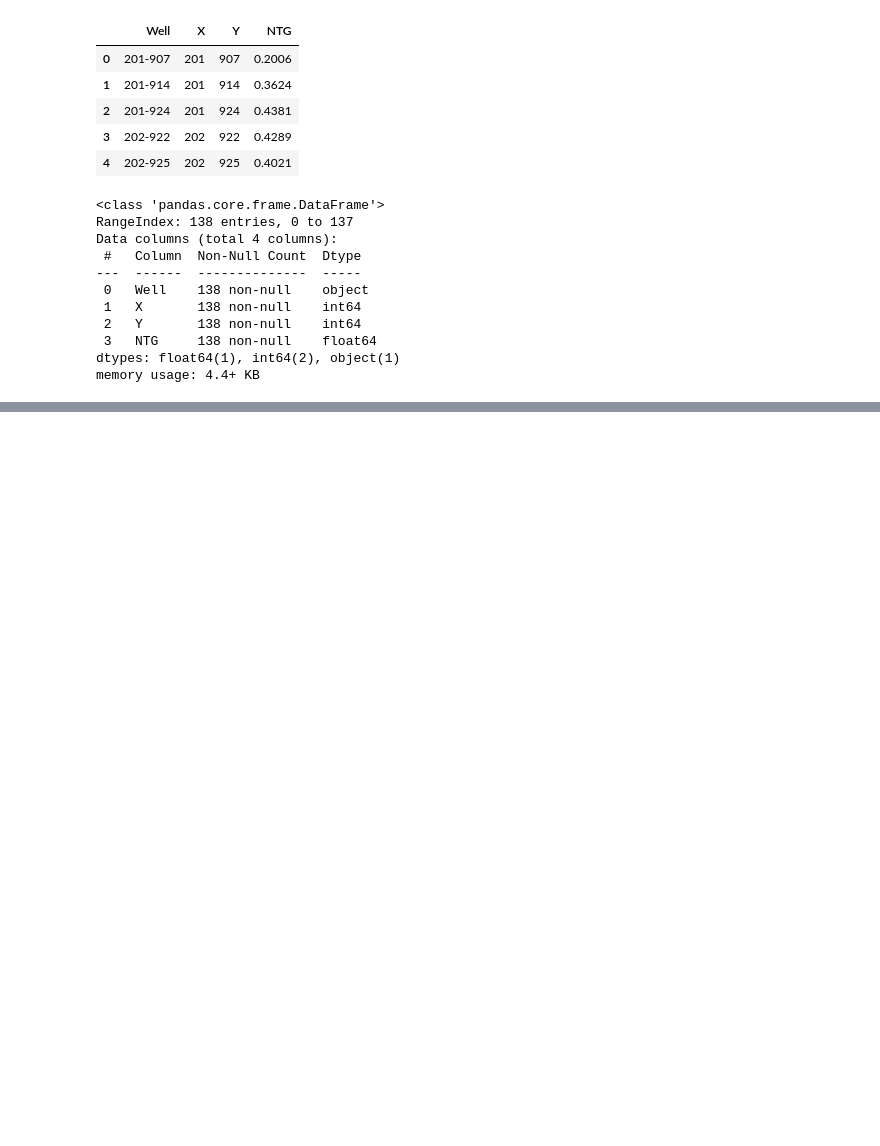
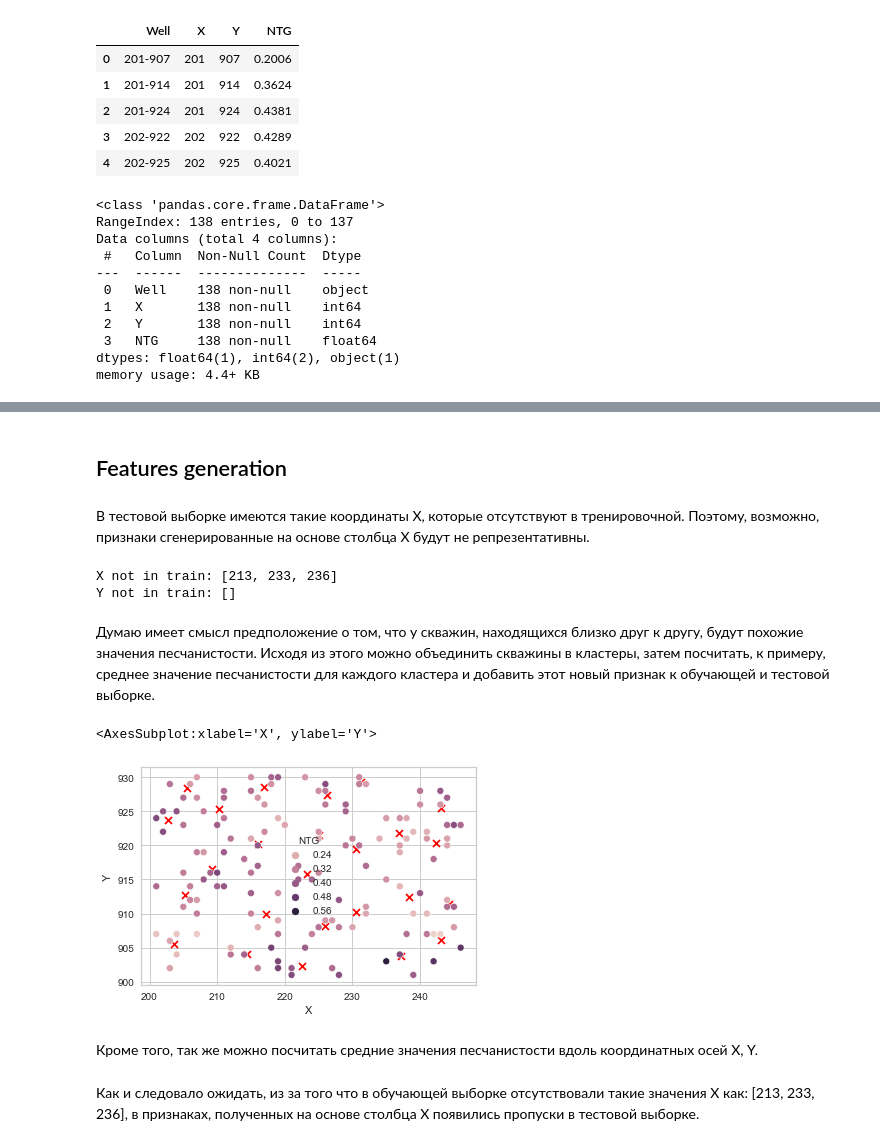
Before and after one commit to EvgeniiMaslov/python-playground, a Jupyter notebook: yandex_ml_final_2021/main.ipynb, the cells around one changed output, grey strips where cells are left out. Saved outputs shown, nothing was run; the diff lists cells and outputs as text; code cells hidden in the pictures; blank space fills up the shorter version.

```diff
--- a/yandex_ml_final_2021/main.ipynb
+++ b/yandex_ml_final_2021/main.ipynb
@@ -99,26 +99,0 @@ Y not in train: []
-# %%
-# group_x = train.groupby(by='X').agg({'NTG':'mean'})
-# group_x.reset_index(inplace=True)
-# group_x.columns = ['X', 'NTG_X_mean']
-
-# group_y = train.groupby(by='Y').agg({'NTG':'mean'})
-# group_y.reset_index(inplace=True)
-# group_y.columns = ['Y', 'NTG_Y_mean']
-
-
-# train = pd.merge(train, group_x, on='X', how='left')
-
-# train = pd.merge(train, group_y, on='Y', how='left')
-
-
-# group_x = train.groupby(by='X').agg({'NTG':'median'})
-# group_x.reset_index(inplace=True)
-# group_x.columns = ['X', 'NTG_X_median']
-
-group_y = train.groupby(by='Y').agg({'NTG':'median'})
-group_y.reset_index(inplace=True)
-group_y.columns = ['Y', 'NTG_Y_median']
-
-# train = pd.merge(train, group_x, on='X', how='left')
-
-train = pd.merge(train, group_y, on='Y', how='left')
@@ -136,8 +99,0 @@ sns.scatterplot(data=train, x='X', y='Y', hue='NTG')
-# %%
-train['cluster'] = model.labels_
-
-group = train.groupby(by='cluster').agg({'NTG':'mean'})
-group.reset_index(inplace=True)
-group.columns = ['cluster', 'NTG_cluster_mean']
-
-train = pd.merge(train, group, on='cluster', how='left')
@@ -182,0 +100,34 @@ Baseline RMSE: 0.06722763293543839
+# %% [markdown]
+## Features generation
+# %% [markdown]
+В тестовой выборке имеются такие координаты Х, которые отсутствуют в тренировочной. Поэтому, возможно, признаки сгенерированные на основе столбца Х будут не репрезентативны.
+# %%
+x_not_in_train = []
+y_not_in_train = []
+for x, y in zip(test.X, test.Y):
+    if x not in train.X.values and x not in x_not_in_train:
+        x_not_in_train.append(x)
+    if y not in train.Y.values and y not in y_not_in_train:
+        y_not_in_train.append(y)
+
+print('X not in train: {}'.format(x_not_in_train))
+print('Y not in train: {}'.format(y_not_in_train))
+# %% [output]
+X not in train: [213, 233, 236]
+Y not in train: []
+# %% [markdown]
+Думаю имеет смысл предположение о том, что у скважин, находящихся близко друг к другу, будут похожие значения песчанистости.
+Исходя из этого можно объединить скважины в кластеры, затем посчитать, к примеру, среднее значение песчанистости для каждого кластера и добавить этот новый признак к обучающей и тестовой выборке.
+# %%
+from sklearn.cluster import KMeans
+
+kmeans = KMeans(n_clusters=25, random_state=kmeans_seed)
+kmeans.fit(train[['X', 'Y']])
+
+plt.scatter(kmeans.cluster_centers_[:, 0], kmeans.cluster_centers_[:, 1], marker='x', color='red')
+sns.scatterplot(data=train, x='X', y='Y', hue='NTG')
+# %% [output]
+<AxesSubplot:xlabel='X', ylabel='Y'>
+[figure, added]
+# %% [markdown]
+Кроме того, так же можно посчитать средние значения песчанистости вдоль координатных осей Х, Y.
@@ -182,0 +172,2 @@ Baseline RMSE: 0.06722763293543839
+# %% [markdown]
+Как и следовало ожидать, из за того что в обучающей выборке отсутствовали такие значения Х как: [213, 233, 236], в признаках, полученных на основе столбца Х появились пропуски в тестовой выборке.
```
Also changed, not shown: parts of 51 cells of this notebook.
